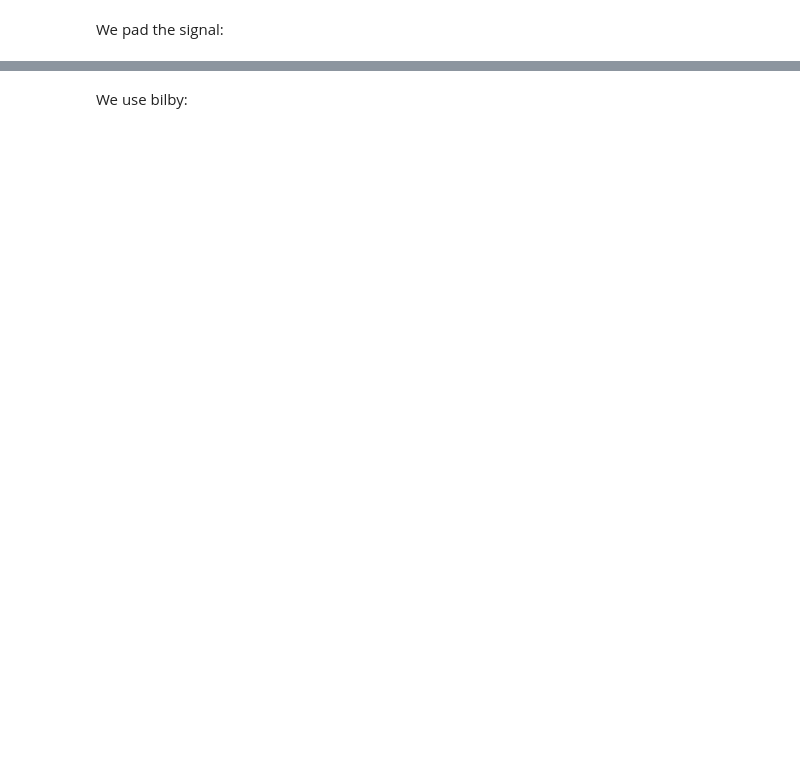
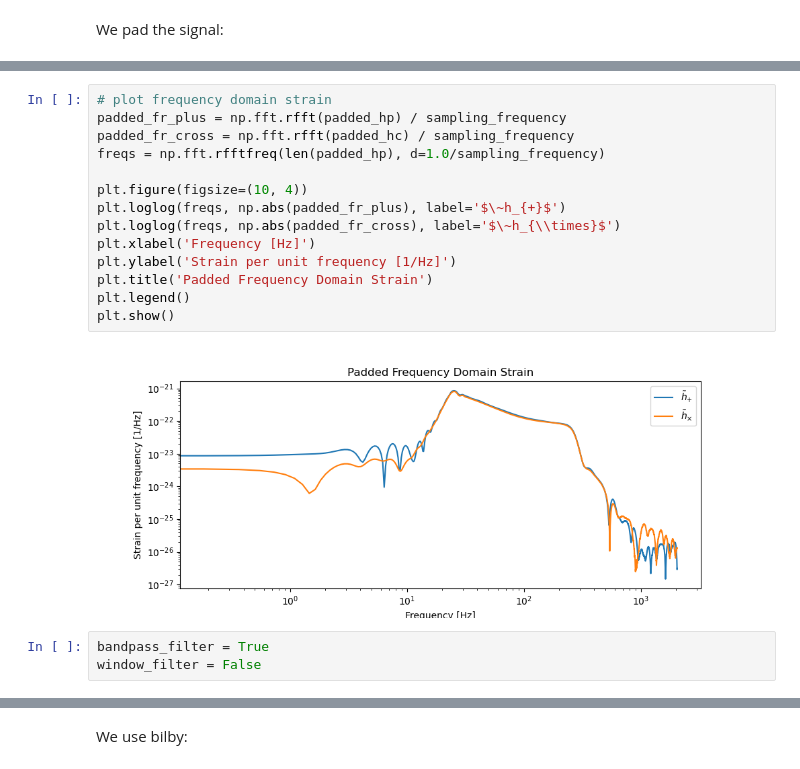
Before and after one commit to selmavangstein/gw_boson_star_testing_gr, a Jupyter notebook: full_working_pipeline.ipynb, the cells around one changed output, grey strips where cells are left out. Saved outputs shown, nothing was run; the diff lists cells and outputs as text; blank space fills up the shorter version.

```diff
--- a/full_working_pipeline.ipynb
+++ b/full_working_pipeline.ipynb
@@ -504,0 +498,19 @@ np.float64(0.0)
+# %%
+# plot frequency domain strain
+padded_fr_plus = np.fft.rfft(padded_hp) / sampling_frequency
+padded_fr_cross = np.fft.rfft(padded_hc) / sampling_frequency
+freqs = np.fft.rfftfreq(len(padded_hp), d=1.0/sampling_frequency)
+
+plt.figure(figsize=(10, 4))
+plt.loglog(freqs, np.abs(padded_fr_plus), label='$\~h_{+}$')
+plt.loglog(freqs, np.abs(padded_fr_cross), label='$\~h_{\\times}$')
+plt.xlabel('Frequency [Hz]')
+plt.ylabel('Strain per unit frequency [1/Hz]')
+plt.title('Padded Frequency Domain Strain')
+plt.legend()
+plt.show()
+# %% [output]
+[figure, added]
+# %%
+bandpass_filter = True
+window_filter = False
```
Also changed, not shown: parts of 30 cells of this notebook, 41 other files.
